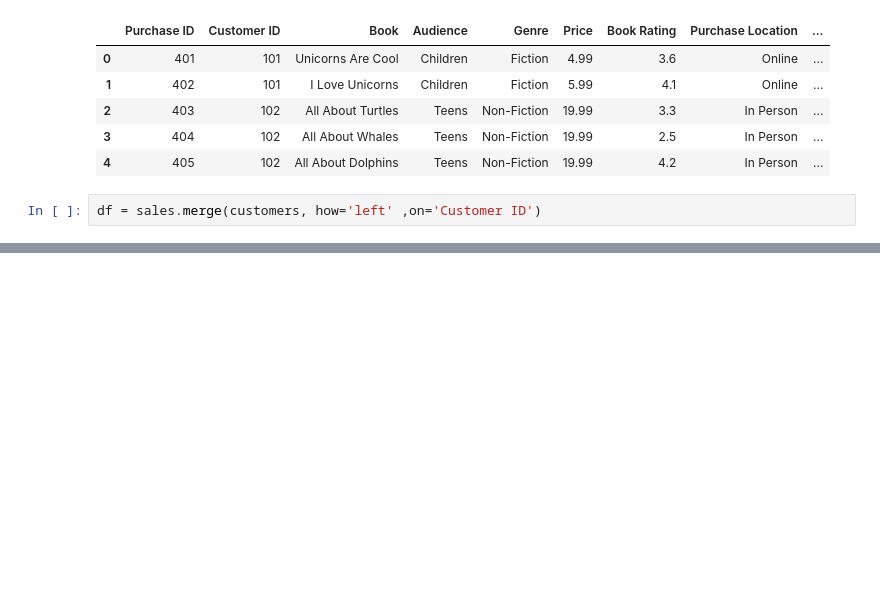
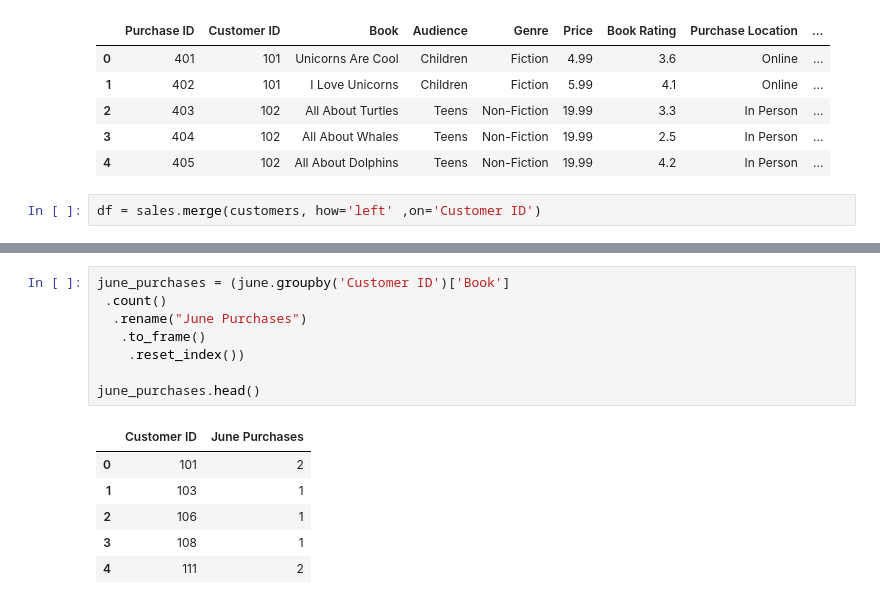
Before and after one commit to Jdalarmi/DataScience, a Jupyter notebook: app/Preparing_for_modeling/Concepts_Analysis.ipynb, the cells around one changed output, grey strips where cells are left out. Drawn from its saved outputs; the diff is of its cells as text; blank space fills up the shorter version.

```diff
--- a/app/Preparing_for_modeling/Concepts_Analysis.ipynb
+++ b/app/Preparing_for_modeling/Concepts_Analysis.ipynb
@@ -66,0 +78,15 @@ df.head()
+# %%
+june_purchases = (june.groupby('Customer ID')['Book']
+ .count()
+  .rename("June Purchases")
+   .to_frame()
+    .reset_index())
+
+june_purchases.head()
+# %% [output]
+|  | Customer ID | June Purchases |
+| 0 | 101 | 2 |
+| 1 | 103 | 1 |
+| 2 | 106 | 1 |
+| 3 | 108 | 1 |
+| 4 | 111 | 2 |
```
Also changed, not shown: parts of 7 cells of this notebook.
